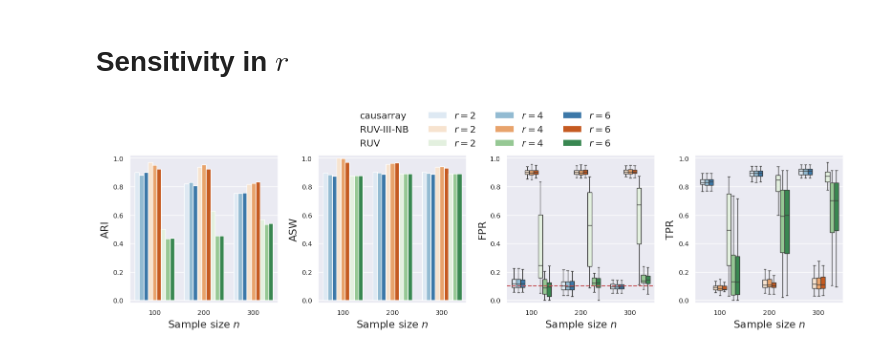
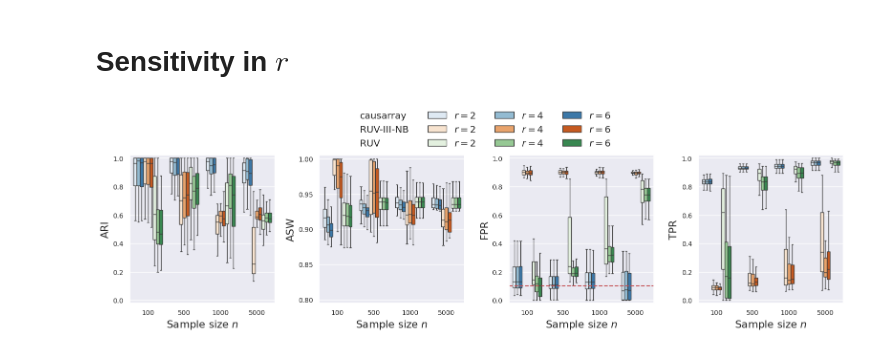
Before and after one commit to jaydu1/causarray, a Jupyter notebook: paper/simu_poi/Plot.ipynb, the cells around one changed output. Cells and saved outputs as stored; diff of their text form; code cells hidden in the pictures.

```diff
--- a/paper/simu_poi/Plot.ipynb
+++ b/paper/simu_poi/Plot.ipynb
@@ -73,4 +78,0 @@ res_gcate = fit_gcate(Y, np.c_[W,A], 4, offset=True)
-# %%
-d = W.shape[1]
-a = 1
-d,a
@@ -239,22 +230,18 @@ plt.savefig(path_base + 'results/simu_poi{}.pdf'.format(ind), bbox_inches='tight
 # Sensitivity in $r$
 # %%
 path_base = '/home/jinandmaya/simu_poi/'
-ind = '_d_2_r_1_noise_0.5'
+ind = '_d_2_r_1_noise_1.0'
 
 df_test = pd.read_csv(path_base+'results/result{}_test.csv'.format(ind)).rename({'FDR':'FPR', 'power':'TPR'}, axis=1)
 df_cf = pd.read_csv(path_base+'results/result{}_deconfound.csv'.format(ind))
 
 r_list = [2,4,6]
-n_list = [100,200,300]
+n_list = [100,500,1000,5000]
 method_name = reduce(lambda a, b: dict(a, **b),
     [{'causarray_r_{}'.format(r):'causarray $r={}$'.format(r) for r in r_list},
       {'ruv3nb_r_{}'.format(r):'RUV-III-NB $r={}$'.format(r) for r in r_list},
       {'ruv_r_{}'.format(r):'RUV $r={}$'.format(r) for r in r_list}
     ])
-
-zmax = df_cf.groupby(['n','method'])[['ARI', 'ASW']].median().max().values
-zmin = 0.*df_cf.groupby(['n','method'])[['ARI', 'ASW']].median().min().values
-df_cf[['ARI', 'ASW']] = (df_cf[['ARI', 'ASW']].values - zmin[None,:])/(zmax[None,:]-zmin[None,:])
 
 df_test = df_test[df_test['method'].isin(method_name.keys())]
 df_cf = df_cf[df_cf['method'].isin(method_name.keys())]
@@ -263,6 +250,11 @@ df_cf['method'] = df_cf['method'].map(method_name)
 
 df_test = df_test[df_test['n'].isin(n_list)]
 df_cf = df_cf[df_cf['n'].isin(n_list)]
+
+zmax = df_cf.groupby(['n','method'])[['ARI', 'ASW']].median().max().values
+zmin = 0.*df_cf.groupby(['n','method'])[['ARI', 'ASW']].median().min().values
+df_cf[['ARI', 'ASW']] = (df_cf[['ARI', 'ASW']].values - zmin[None,:])/(zmax[None,:]-zmin[None,:])
+df_cf[['ARI', 'ASW']] = np.clip(df_cf[['ARI', 'ASW']], 0, 1)
 
 method_list = method_name.values()
 palette = reduce(lambda l1, l2: l1+l2, [sns.color_palette(name)[:len(r_list)*2:2] for name in ['Blues', 'Oranges', 'Greens']])
@@ -271,36 +263,40 @@ hue_order = {i:c for i,c in zip(method_list, palette) }
 sns.set(font_scale=1.3)
 fig, axes = plt.subplots(1,4, figsize=(16,5), sharex=False, sharey=False)
 for j, metric in enumerate(['FPR', 'TPR']):
     sns.boxplot(data=df_test, x='n', y=metric, hue='method', hue_order=hue_order,
         ax=axes[j+2], palette=palette, showfliers=False)
 
 for j, metric in enumerate(['ARI', 'ASW']):
-    sns.barplot(data=df_cf, x='n', y=metric, hue='method', hue_order=hue_order,
-        estimator='median', errorbar=None,
-        ax=axes[j], palette=palette)
+    sns.boxplot(data=df_cf, x='n', y=metric, hue='method', hue_order=hue_order,
+        ax=axes[j], palette=palette, showfliers=False
+        )
 
 axes[2].axhline(0.1, color='r', linestyle='--')
-lines_labels = [ax.get_legend_handles_labels() for ax in [axes[1]]]
+lines_labels = [ax.get_legend_handles_labels() for ax in [axes[-1]]]
 handles, labels = [sum(lol, []) for lol in zip(*lines_labels)]
 handles = [mlines.Line2D([], [], linestyle='None')] * 3 + handles[::3] + handles[1::3] + handles[2::3]
 labels = ['causarray', 'RUV-III-NB', 'RUV',
             '$r=2$', '$r=2$', '$r=2$',
             '$r=4$', '$r=4$', '$r=4$',
             '$r=6$', '$r=6$', '$r=6$',
             ]
 
 for j in range(4):
-    axes[j].set_ylim(-0.02,1.02)
+    if j != 1:
+        axes[j].set_ylim(-0.02,1.02)
+    else:
+        axes[1].set_ylim(0.8-0.005,1.005)
+        axes[1].set_yticks([0.8, 0.85, 0.9, 0.95, 1.0])
     axes[j].get_legend().remove()
     axes[j].tick_params(axis='both', which='major', labelsize=10)
     axes[j].set_xlabel('Sample size $n$')
 legend = fig.legend(handles=handles, labels=labels,
                     loc=9, ncol=4, title=None, frameon=False)
 legend_title_left(legend)
 
 fig.tight_layout()
 fig.subplots_adjust(top=0.78)
 
 plt.savefig(path_base + 'results/simu_poi_r{}.pdf'.format(ind), bbox_inches='tight', pad_inches=0, dpi=300)
 # %% [output]
-[figure, old version]
+[figure, new version]
```
Also changed, not shown: parts of 11 cells of this notebook, 18 other files.
